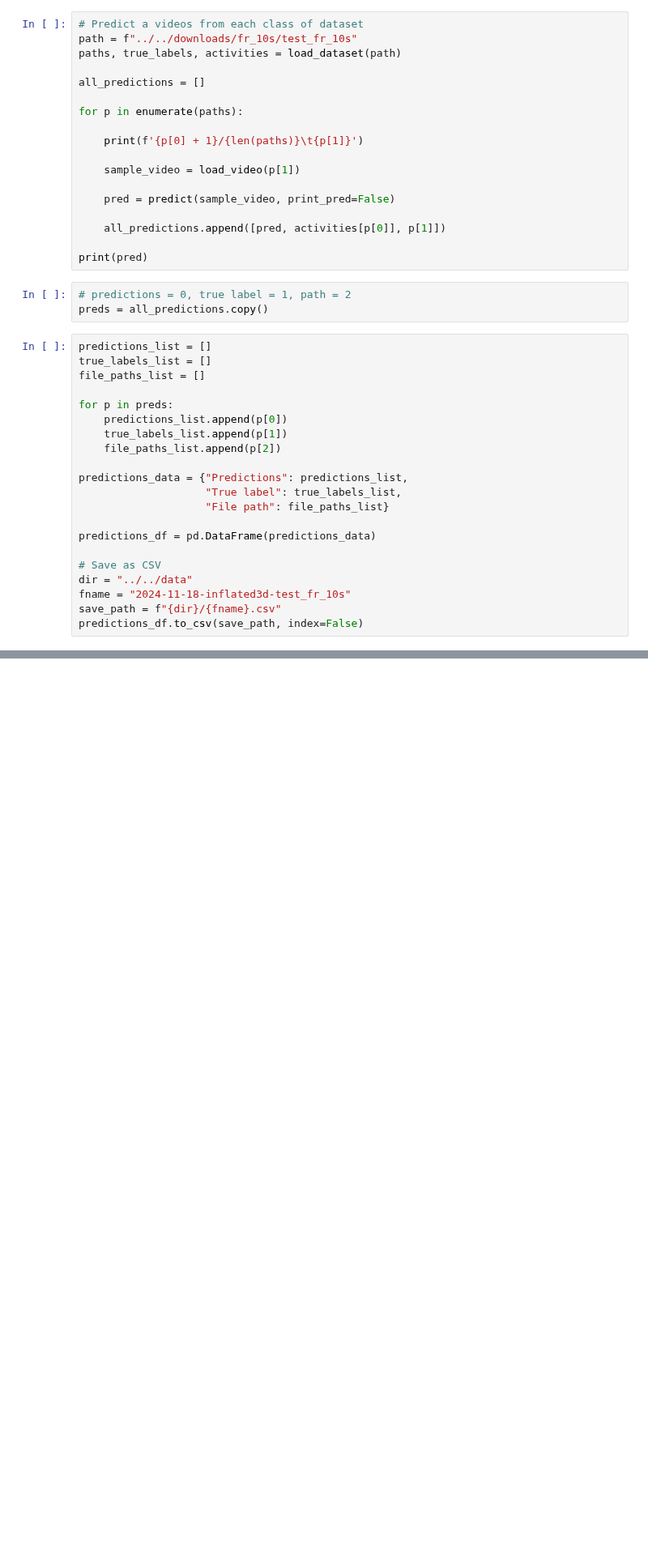
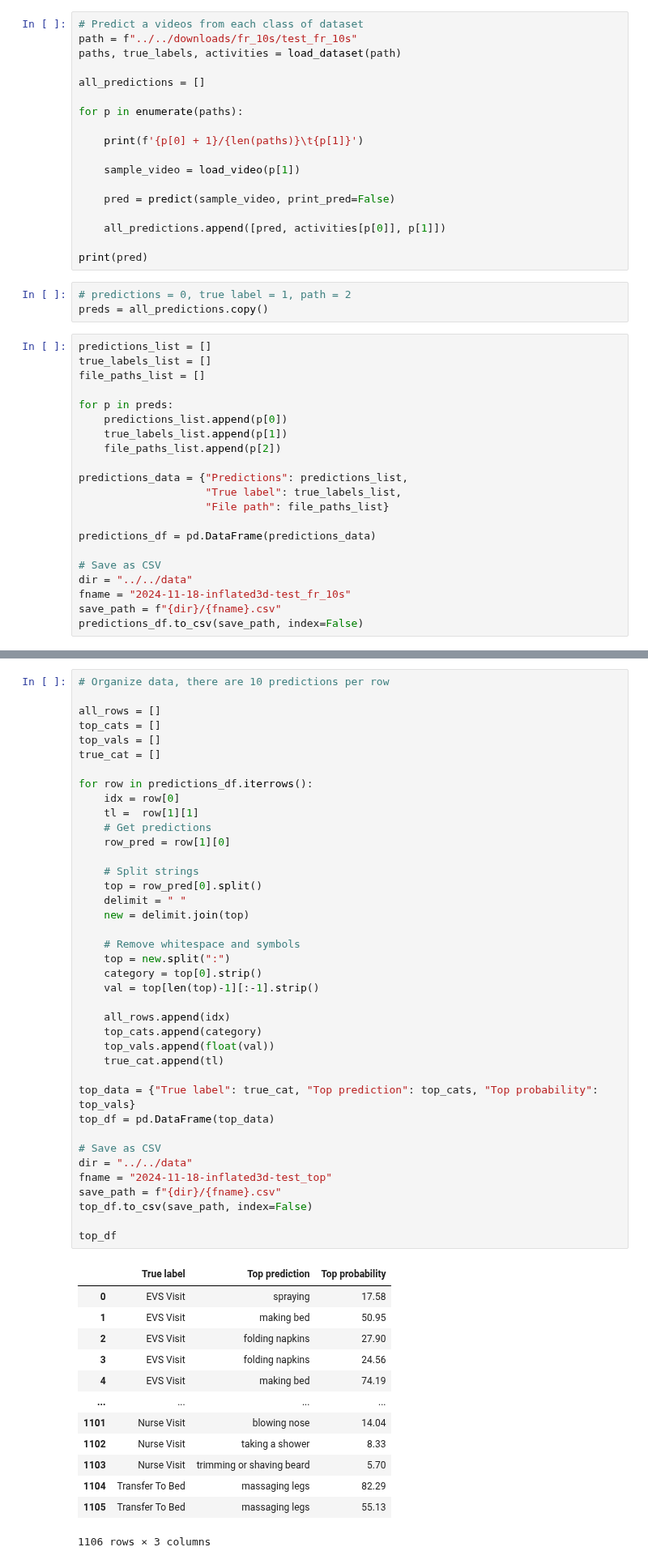
Before and after one commit to AI-For-Wearables-PAM/activity-recog, a Jupyter notebook: model_types/inflated_3d/tf2.ipynb, the cells around one changed output, grey strips where cells are left out. Shown at 81% size. Drawn from its saved outputs; the diff is of its cells as text; blank space fills up the shorter version.

```diff
--- a/model_types/inflated_3d/tf2.ipynb
+++ b/model_types/inflated_3d/tf2.ipynb
@@ -402,0 +423,53 @@ predictions_df.to_csv(save_path, index=False)
+# %%
+# Organize data, there are 10 predictions per row
+
+all_rows = []
+top_cats = []
+top_vals = []
+true_cat = []
+
+for row in predictions_df.iterrows():
+    idx = row[0]
+    tl =  row[1][1]
+    # Get predictions
+    row_pred = row[1][0]
+
+    # Split strings
+    top = row_pred[0].split()
+    delimit = " "
+    new = delimit.join(top)
+
+    # Remove whitespace and symbols
+    top = new.split(":")
+    category = top[0].strip()
+    val = top[len(top)-1][:-1].strip()
+
+    all_rows.append(idx)
+    top_cats.append(category)
+    top_vals.append(float(val))
+    true_cat.append(tl)
+
+top_data = {"True label": true_cat, "Top prediction": top_cats, "Top probability": top_vals}
+top_df = pd.DataFrame(top_data)
+
+# Save as CSV
+dir = "../../data"
+fname = "2024-11-18-inflated3d-test_top"
+save_path = f"{dir}/{fname}.csv"
+top_df.to_csv(save_path, index=False)
+
+top_df
+# %% [output]
+|  | True label | Top prediction | Top probability |
+| 0 | EVS Visit | spraying | 17.58 |
+| 1 | EVS Visit | making bed | 50.95 |
+| 2 | EVS Visit | folding napkins | 27.90 |
+| 3 | EVS Visit | folding napkins | 24.56 |
+| 4 | EVS Visit | making bed | 74.19 |
+| ... | ... | ... | ... |
+| 1101 | Nurse Visit | blowing nose | 14.04 |
+| 1102 | Nurse Visit | taking a shower | 8.33 |
+| 1103 | Nurse Visit | trimming or shaving beard | 5.70 |
+| 1104 | Transfer To Bed | massaging legs | 82.29 |
+| 1105 | Transfer To Bed | massaging legs | 55.13 |
+1106 rows × 3 columns
```
Also changed, not shown: parts of 2 cells of this notebook, 1 other file.
